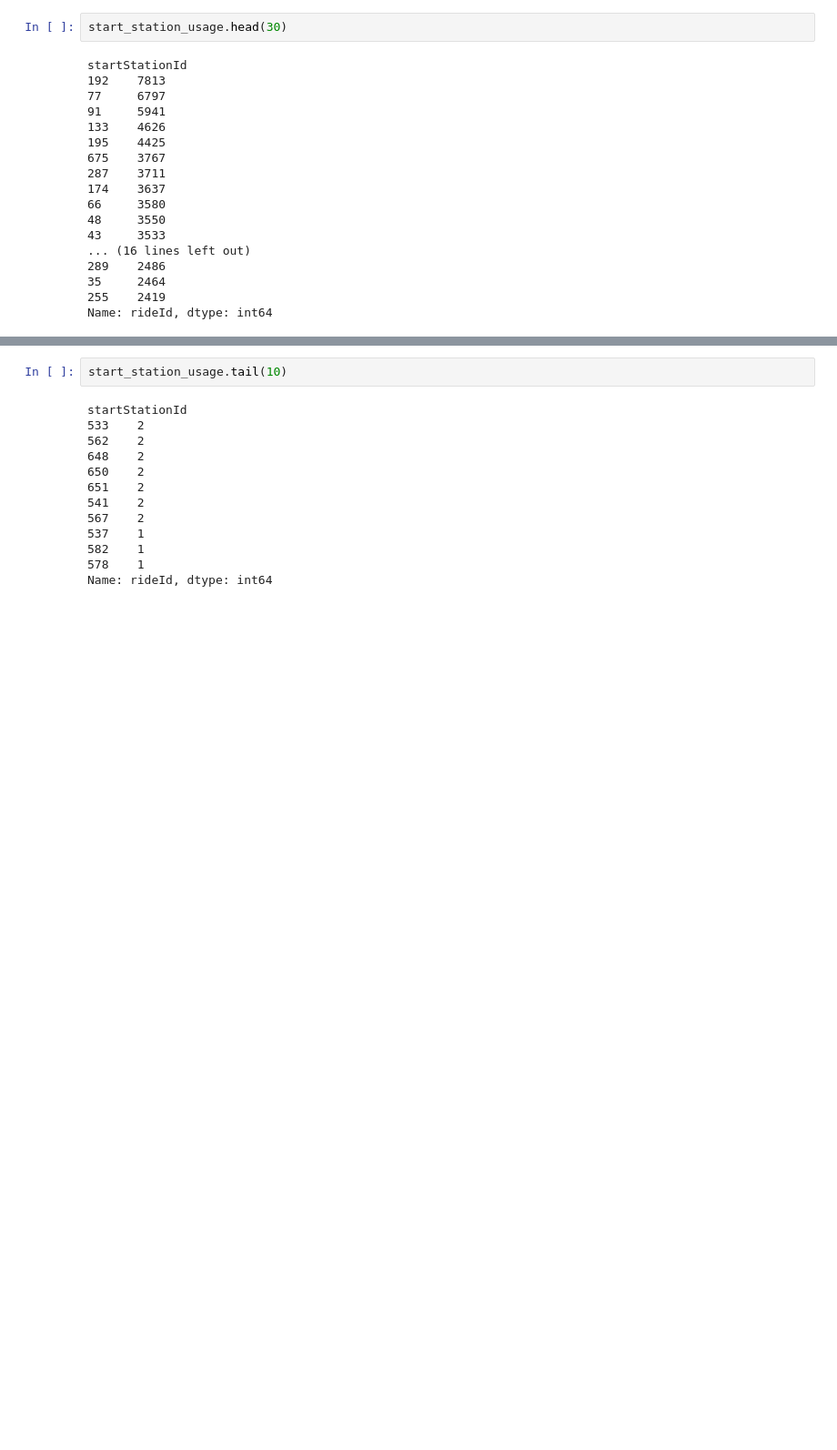
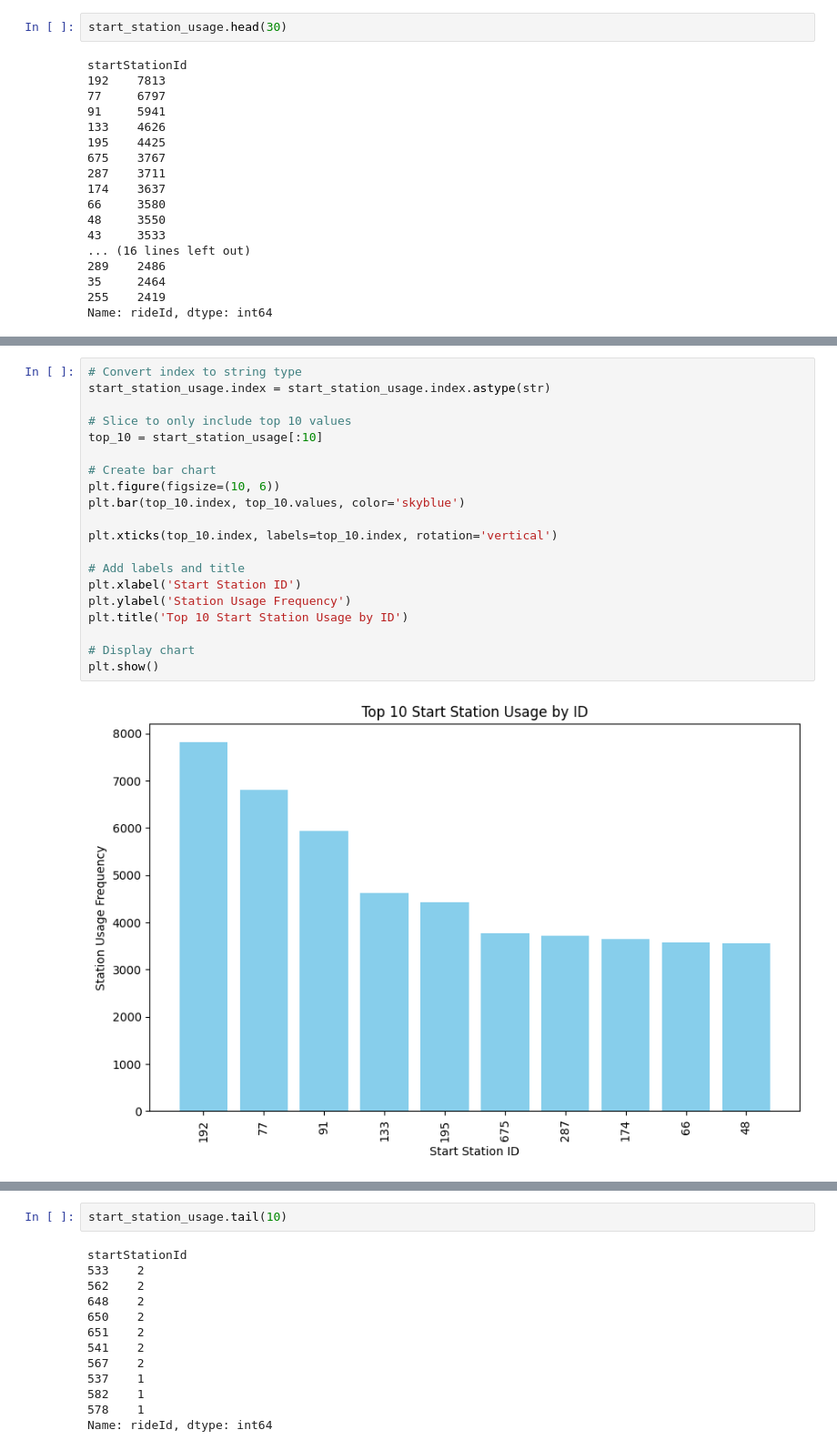
Before and after one commit to Loisaxu/PortfolioProject_Pandas, a Jupyter notebook: CyclisticDataAnalysis.ipynb, the cells around one changed output, grey strips where cells are left out. Shown: that part at 91% size. Cells and saved outputs as stored; diff of their text form; blank space fills up the shorter version.

```diff
--- a/CyclisticDataAnalysis.ipynb
+++ b/CyclisticDataAnalysis.ipynb
@@ -113,0 +136,22 @@ Name: rideId, dtype: int64
+# %%
+# Convert index to string type
+start_station_usage.index = start_station_usage.index.astype(str)
+
+# Slice to only include top 10 values
+top_10 = start_station_usage[:10]
+
+# Create bar chart
+plt.figure(figsize=(10, 6))
+plt.bar(top_10.index, top_10.values, color='skyblue')
+
+plt.xticks(top_10.index, labels=top_10.index, rotation='vertical')
+
+# Add labels and title
+plt.xlabel('Start Station ID')
+plt.ylabel('Station Usage Frequency')
+plt.title('Top 10 Start Station Usage by ID')
+
+# Display chart
+plt.show()
+# %% [output]
+[figure, added]
```
Also changed, not shown: parts of 10 cells of this notebook.
